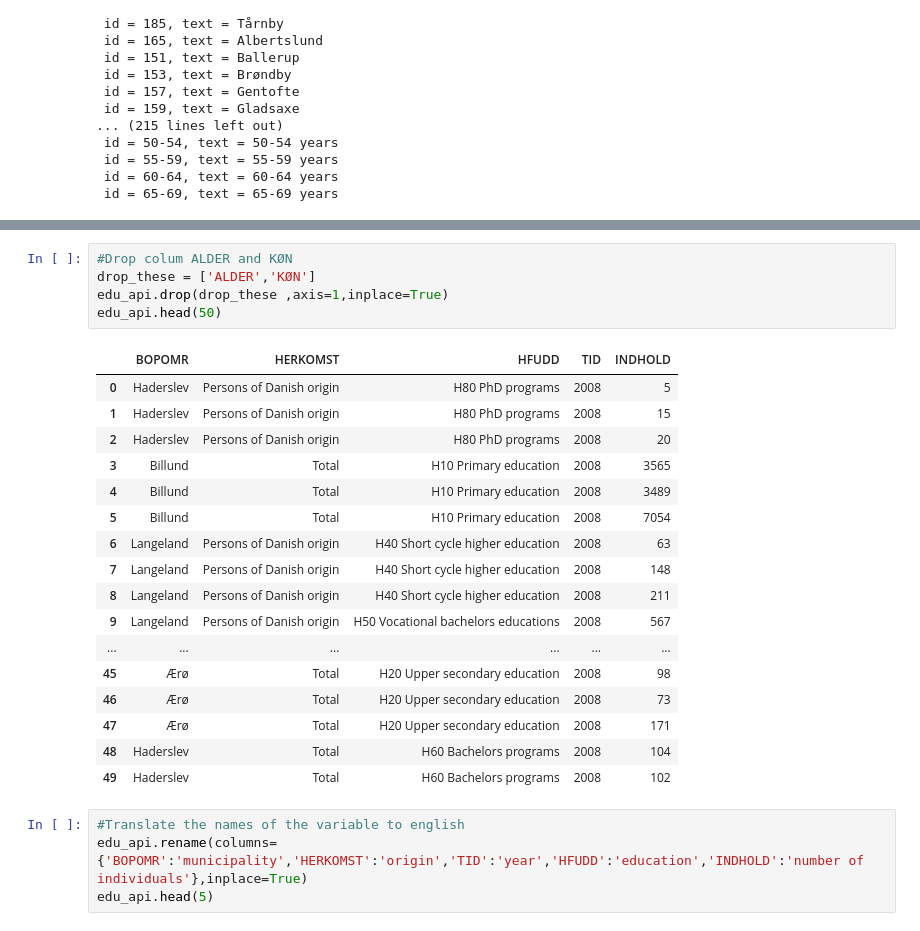
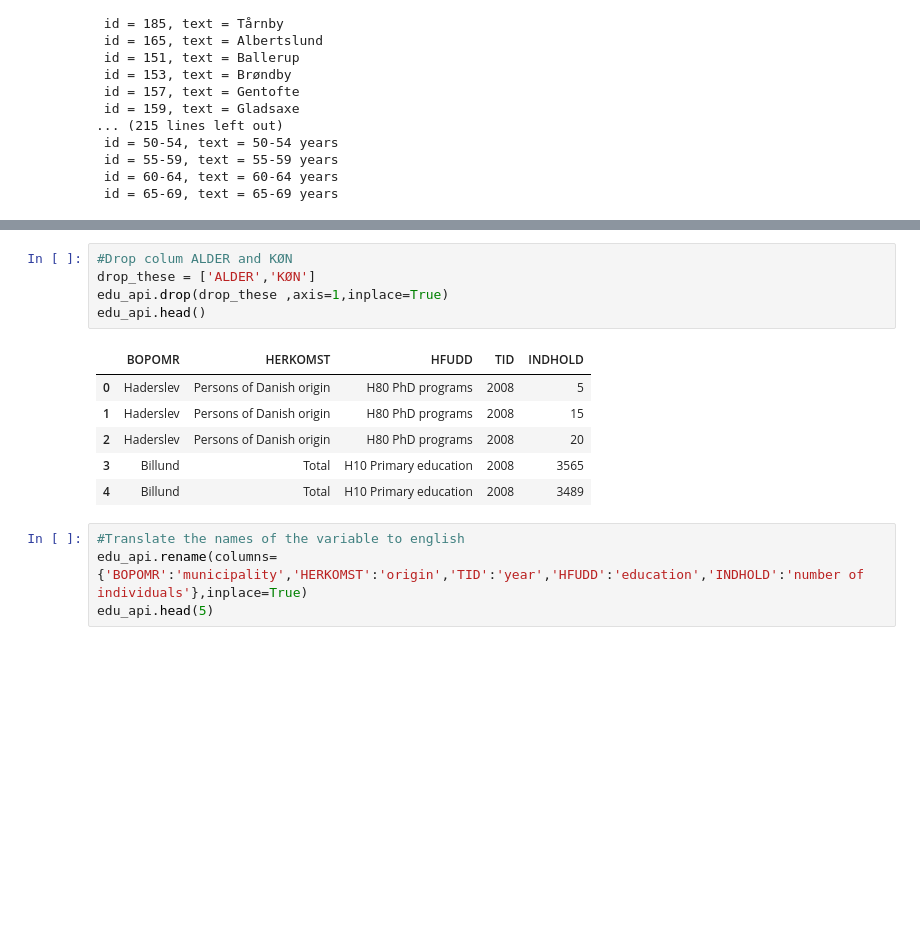
Before and after one commit to AskerNC/projects-2021-sstl, a Jupyter notebook: dataproject/dataproject.ipynb, the cells around one changed output, grey strips where cells are left out. Drawn from its saved outputs; the diff is of its cells as text; blank space fills up the shorter version.

```diff
--- a/dataproject/dataproject.ipynb
+++ b/dataproject/dataproject.ipynb
@@ -334,26 +314,15 @@ edu_api.head(50)
 # %%
 #Drop colum ALDER and KØN
 drop_these = ['ALDER','KØN']
 edu_api.drop(drop_these ,axis=1,inplace=True)
-edu_api.head(50)
+edu_api.head()
 # %% [output]
 |  | BOPOMR | HERKOMST | HFUDD | TID | INDHOLD |
 | 0 | Haderslev | Persons of Danish origin | H80 PhD programs | 2008 | 5 |
 | 1 | Haderslev | Persons of Danish origin | H80 PhD programs | 2008 | 15 |
 | 2 | Haderslev | Persons of Danish origin | H80 PhD programs | 2008 | 20 |
 | 3 | Billund | Total | H10 Primary education | 2008 | 3565 |
 | 4 | Billund | Total | H10 Primary education | 2008 | 3489 |
-| 5 | Billund | Total | H10 Primary education | 2008 | 7054 |
-| 6 | Langeland | Persons of Danish origin | H40 Short cycle higher education | 2008 | 63 |
-| 7 | Langeland | Persons of Danish origin | H40 Short cycle higher education | 2008 | 148 |
-| 8 | Langeland | Persons of Danish origin | H40 Short cycle higher education | 2008 | 211 |
-| 9 | Langeland | Persons of Danish origin | H50 Vocational bachelors educations | 2008 | 567 |
-| ... | ... | ... | ... | ... | ... |
-| 45 | Ærø | Total | H20 Upper secondary education | 2008 | 98 |
-| 46 | Ærø | Total | H20 Upper secondary education | 2008 | 73 |
-| 47 | Ærø | Total | H20 Upper secondary education | 2008 | 171 |
-| 48 | Haderslev | Total | H60 Bachelors programs | 2008 | 104 |
-| 49 | Haderslev | Total | H60 Bachelors programs | 2008 | 102 |
 # %%
 #Translate the names of the variable to english
 edu_api.rename(columns={'BOPOMR':'municipality','HERKOMST':'origin','TID':'year','HFUDD':'education','INDHOLD':'number of individuals'},inplace=True)
```
Also changed, not shown: parts of 17 cells of this notebook.
